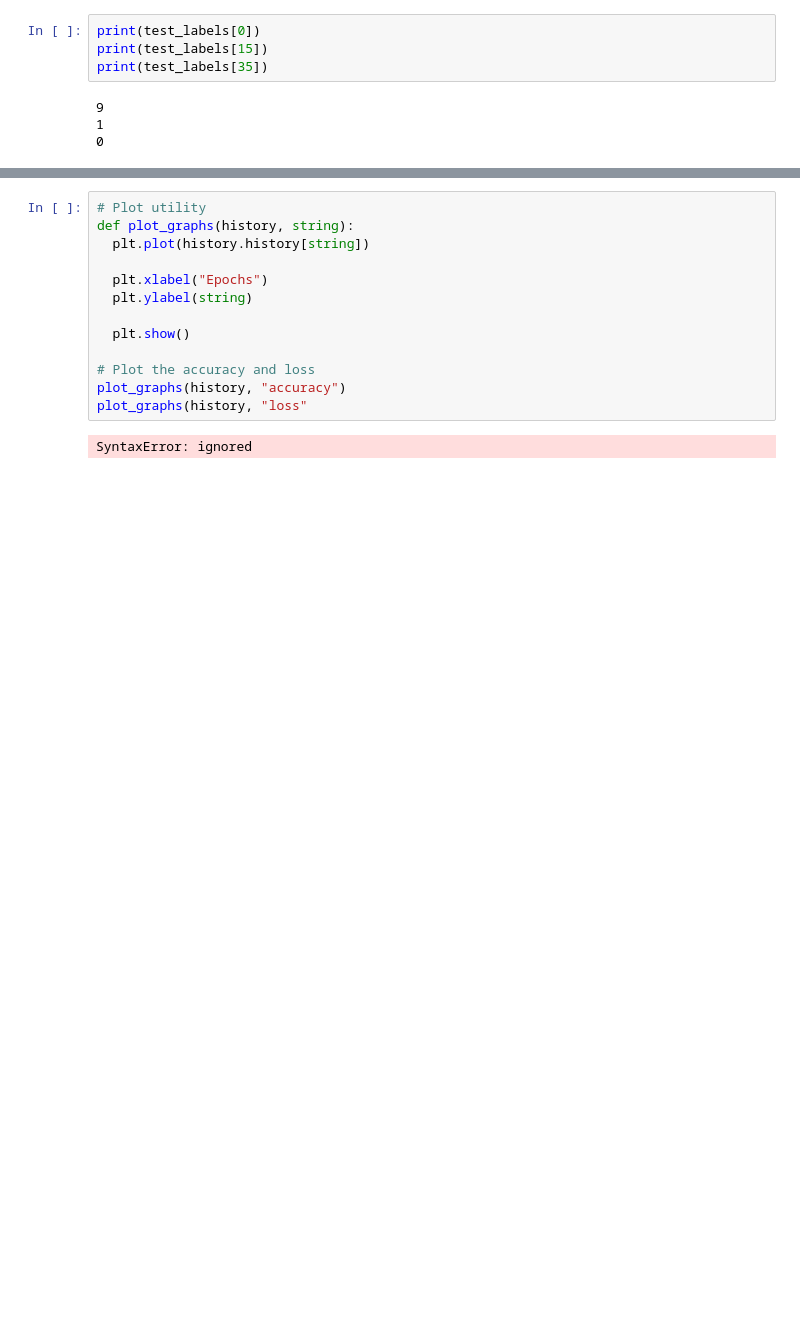
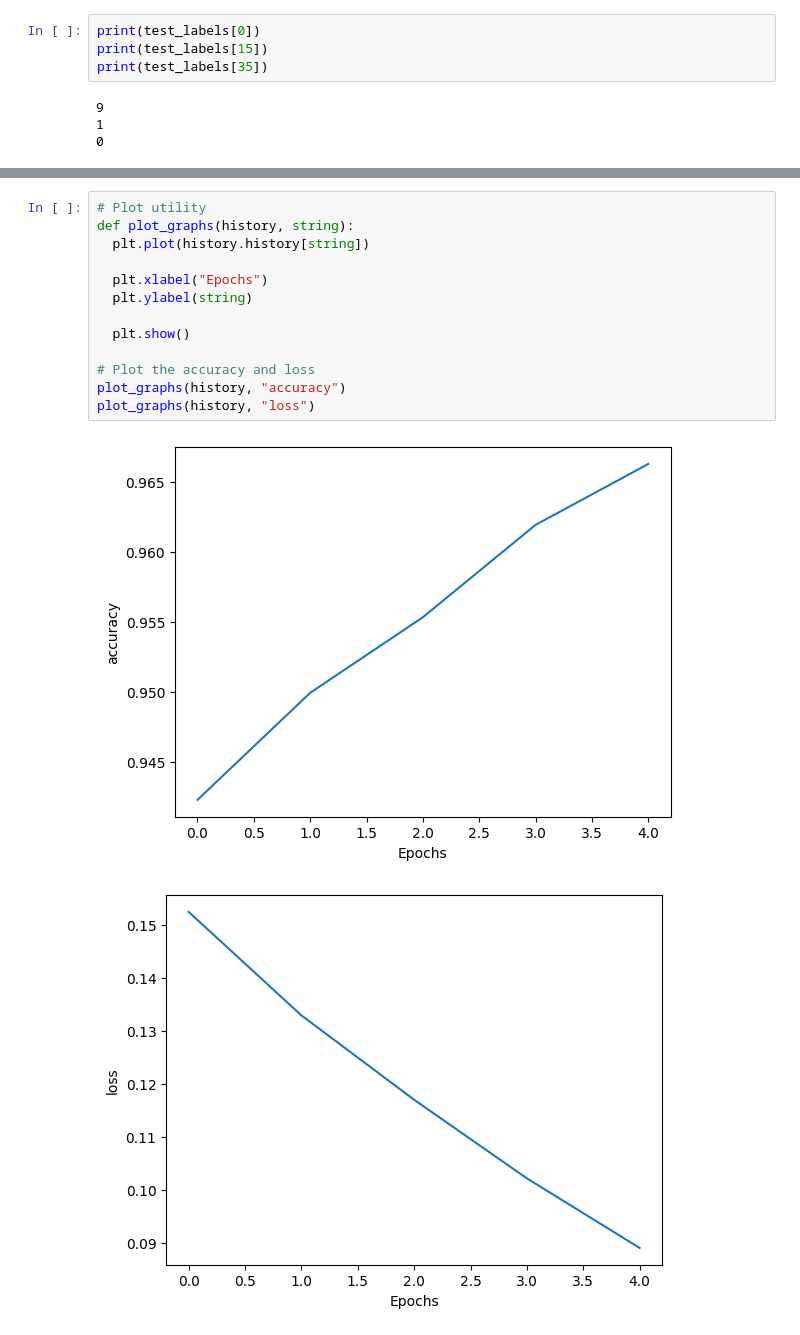
Before and after one commit to KingAlaria/Object-Detection-Using-Deep-Learning, a Jupyter notebook: ObjDetection.ipynb, the cells around one changed output, grey strips where cells are left out. Drawn from its saved outputs; the diff is of its cells as text; blank space fills up the shorter version.

```diff
--- a/ObjDetection.ipynb
+++ b/ObjDetection.ipynb
@@ -209,16 +225,17 @@ Epoch 5/5
 # %%
 # Plot utility
 def plot_graphs(history, string):
   plt.plot(history.history[string])
 
   plt.xlabel("Epochs")
   plt.ylabel(string)
 
   plt.show()
 
 # Plot the accuracy and loss
 plot_graphs(history, "accuracy")
-plot_graphs(history, "loss"
+plot_graphs(history, "loss")
 # %% [output]
-SyntaxError: ignored
+[figure, added]
+[figure, added]
 # %%
```
Also changed, not shown: parts of 7 cells of this notebook.
